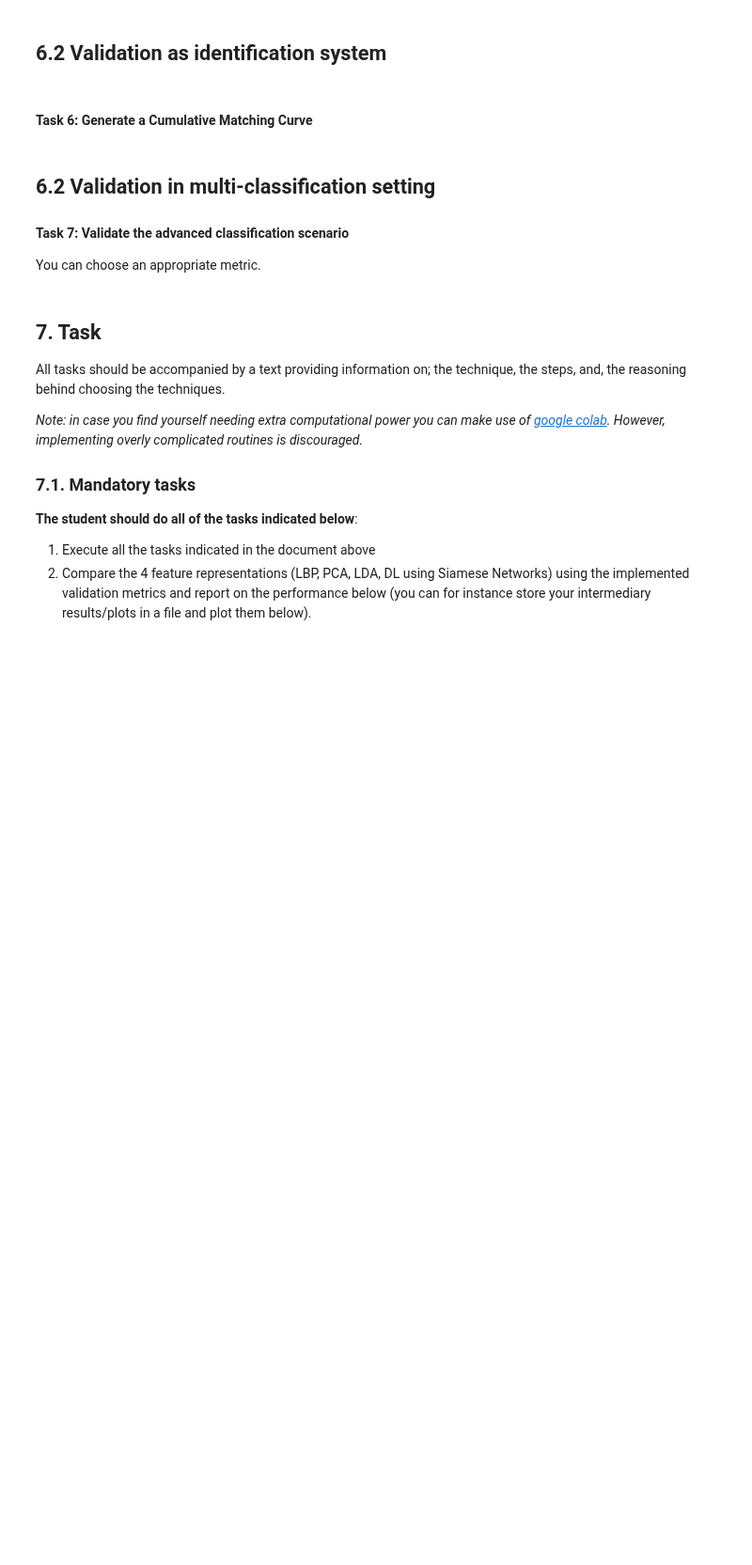
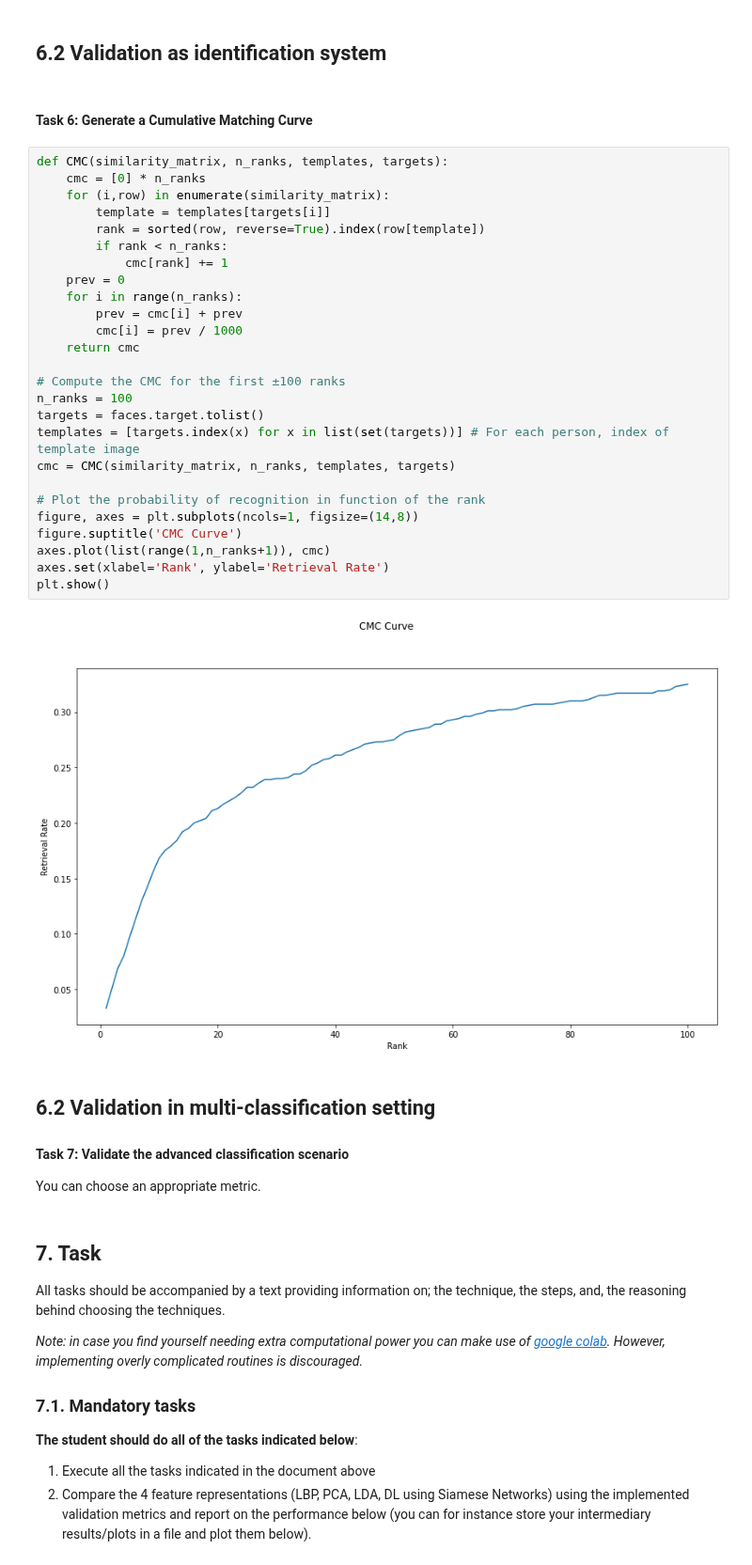
Before and after one commit to BrunoVandekerkhove/biometric-systems, a Jupyter notebook: face_recognition/facial_recognition.ipynb, the cells around one changed output. Shown at 94% size. Drawn from its saved outputs; the diff is of its cells as text; blank space fills up the shorter version.

```diff
--- a/face_recognition/facial_recognition.ipynb
+++ b/face_recognition/facial_recognition.ipynb
@@ -459,6 +532,34 @@ In this section you can re-use the code you developed for validation in the prev
 ## 6.2 Validation as identification system
 # %% [markdown]
 #### Task 6: Generate a Cumulative Matching Curve
+# %%
+def CMC(similarity_matrix, n_ranks, templates, targets):
+    cmc = [0] * n_ranks
+    for (i,row) in enumerate(similarity_matrix):
+        template = templates[targets[i]]
+        rank = sorted(row, reverse=True).index(row[template])
+        if rank < n_ranks:
+            cmc[rank] += 1
+    prev = 0
+    for i in range(n_ranks):
+        prev = cmc[i] + prev
+        cmc[i] = prev / 1000
+    return cmc
+
+# Compute the CMC for the first ±100 ranks
+n_ranks = 100
+targets = faces.target.tolist()
+templates = [targets.index(x) for x in list(set(targets))] # For each person, index of template image
+cmc = CMC(similarity_matrix, n_ranks, templates, targets)
+
+# Plot the probability of recognition in function of the rank
+figure, axes = plt.subplots(ncols=1, figsize=(14,8))
+figure.suptitle('CMC Curve')
+axes.plot(list(range(1,n_ranks+1)), cmc)
+axes.set(xlabel='Rank', ylabel='Retrieval Rate')
+plt.show()
+# %% [output]
+[figure, added]
 # %% [markdown]
 ## 6.2 Validation in multi-classification setting
 #### Task 7: Validate the advanced classification scenario
```
Also changed, not shown: parts of 18 cells of this notebook.
